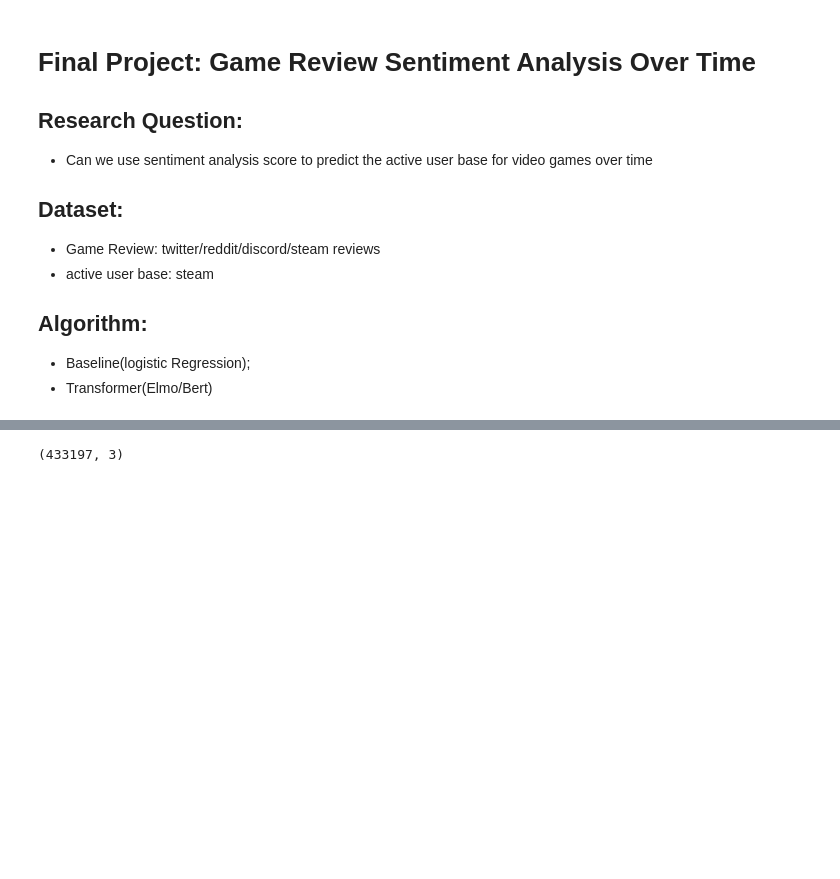
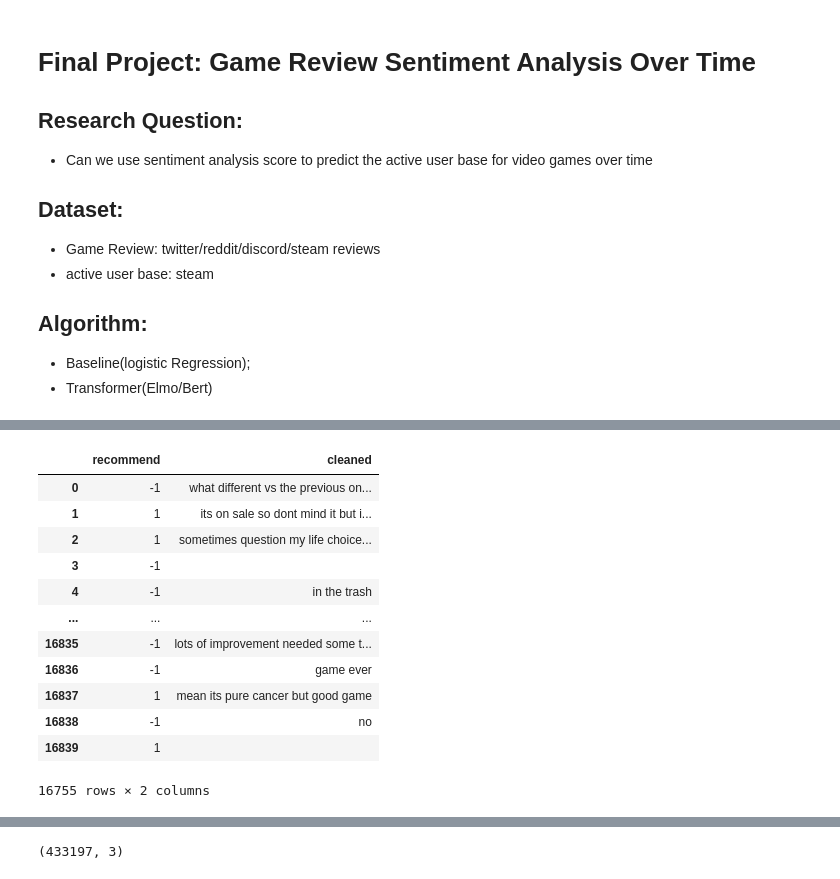
Before and after one commit to susandong/w266_final_project_game_sentiment, a Jupyter notebook: w266_Final_Project_Game_Review_Sentiment_Analysis_1031.ipynb, the cells around one changed output, grey strips where cells are left out. Saved outputs shown, nothing was run; the diff lists cells and outputs as text; code cells hidden in the pictures; blank space fills up the shorter version.

```diff
--- a/w266_Final_Project_Game_Review_Sentiment_Analysis_1031.ipynb
+++ b/w266_Final_Project_Game_Review_Sentiment_Analysis_1031.ipynb
@@ -206,0 +219,22 @@ See the caveats in the documentation: https://pandas.pydata.org/pandas-docs/stab
+# %%
+#concatenate all 3 games data to one large dataset
+all_df=pd.concat([fg_df,csgo_df,pubg_df])
+all_clean_df = all_df[["recommend","cleaned"]]
+comm_clean_df = comm_df[["recommend","cleaned"]]
+sports_clean_df = sports_df[["recommend","cleaned"]]
+fps_clean_df = fps_df[["recommend","cleaned"]]
+sports_clean_df
+# %% [output]
+|  | recommend | cleaned |
+| 0 | -1 | what different vs the previous on... |
+| 1 | 1 | its on sale so dont mind it but i... |
+| 2 | 1 | sometimes question my life choice... |
+| 3 | -1 |  |
+| 4 | -1 | in the trash |
+| ... | ... | ... |
+| 16835 | -1 | lots of improvement needed some t... |
+| 16836 | -1 | game ever |
+| 16837 | 1 | mean its pure cancer but good game |
+| 16838 | -1 | no |
+| 16839 | 1 |  |
+16755 rows × 2 columns
```
Also changed, not shown: parts of 12 cells of this notebook.
